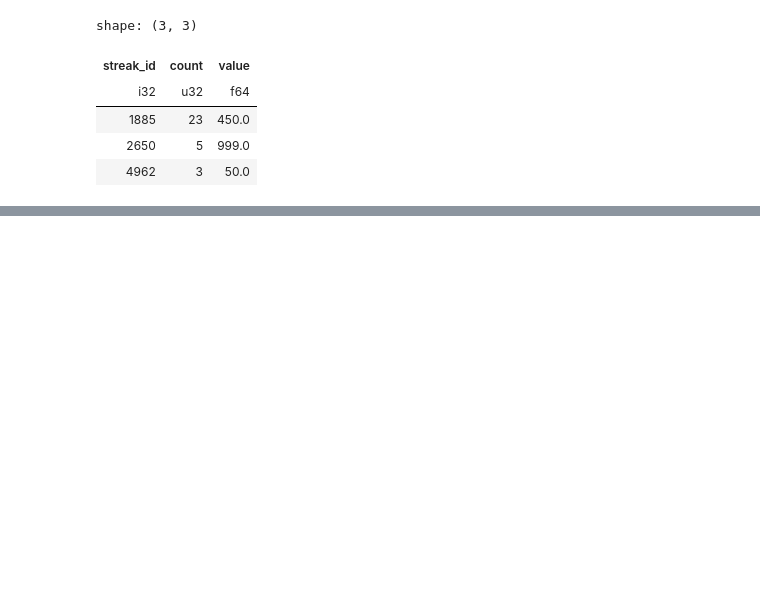
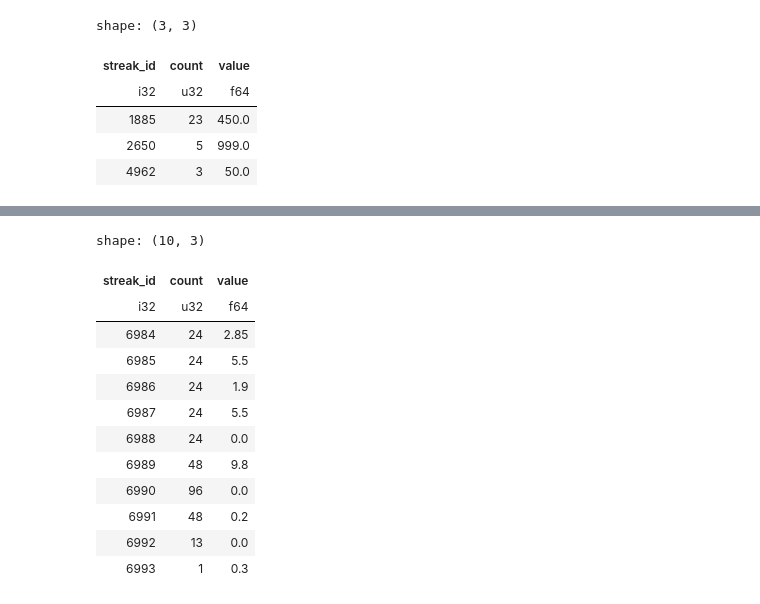
Before and after one commit to Thomasjkeel/RainfallQC-notebooks, a Jupyter notebook: notebooks/timeseries_checks.ipynb, the cells around one changed output, grey strips where cells are left out. Saved outputs shown, nothing was run; the diff lists cells and outputs as text; code cells hidden in the pictures; blank space fills up the shorter version.

```diff
--- a/notebooks/timeseries_checks.ipynb
+++ b/notebooks/timeseries_checks.ipynb
@@ -768,0 +790,16 @@ shape: (43_824, 4)
+# %%
+streaks_w_value[6988-5: 6988+5] # 6988 is flag
+# %% [output]
+shape: (10, 3)
+| streak_id | count | value |
+| i32 | u32 | f64 |
+| 6984 | 24 | 2.85 |
+| 6985 | 24 | 5.5 |
+| 6986 | 24 | 1.9 |
+| 6987 | 24 | 5.5 |
+| 6988 | 24 | 0.0 |
+| 6989 | 48 | 9.8 |
+| 6990 | 96 | 0.0 |
+| 6991 | 48 | 0.2 |
+| 6992 | 13 | 0.0 |
+| 6993 | 1 | 0.3 |
```
Also changed, not shown: parts of 14 cells of this notebook.
